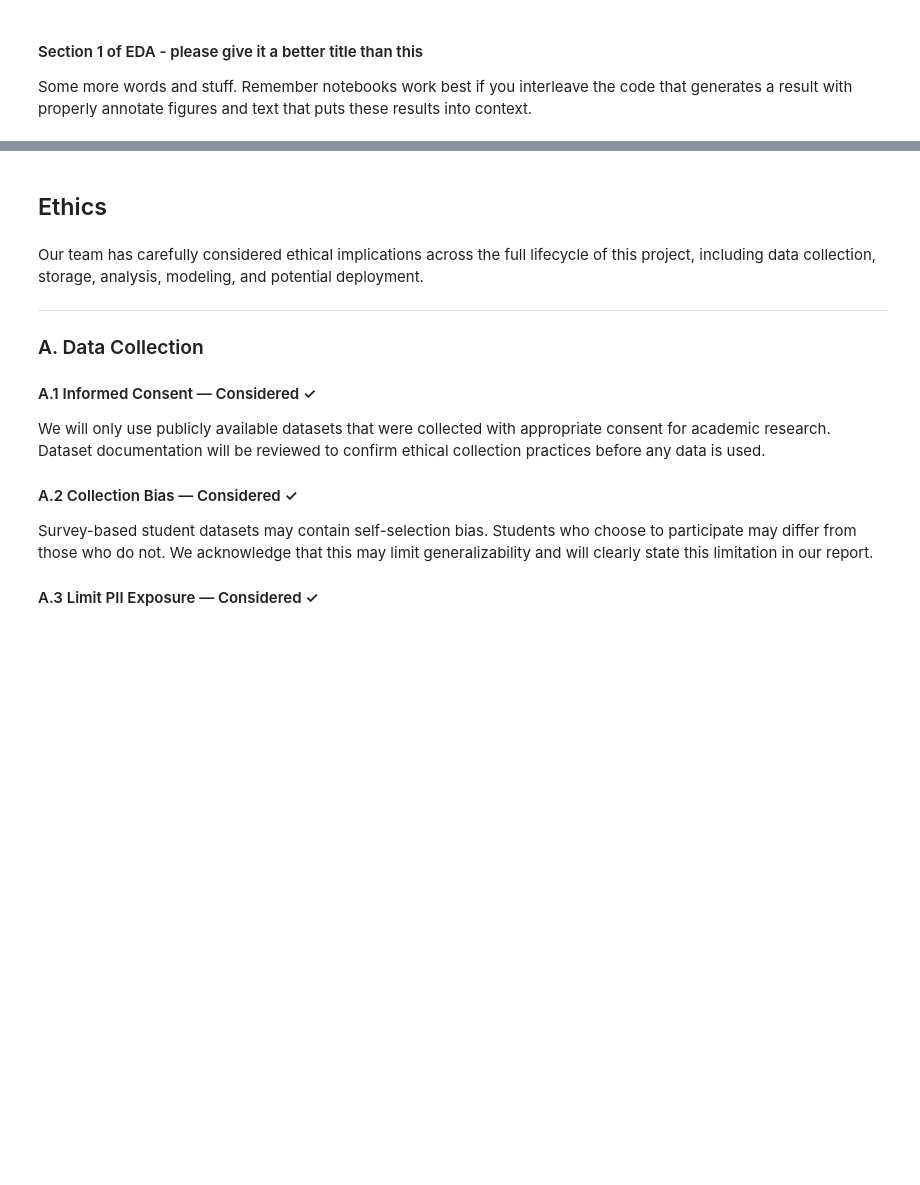
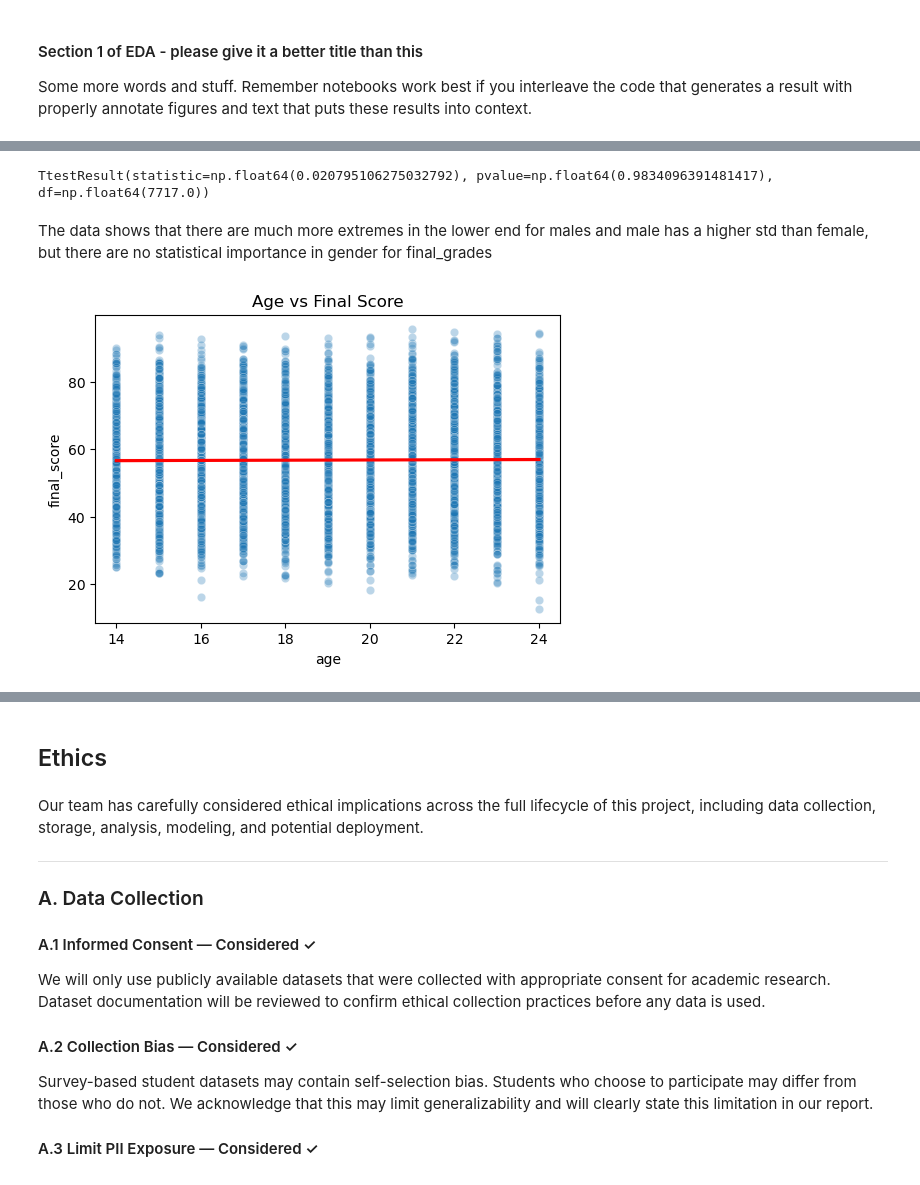
Before and after one commit to COGS108/Group016_WI26, a Jupyter notebook: 02-EDACheckpoint.ipynb, the cells around one changed output, grey strips where cells are left out. Cells and saved outputs as stored; diff of their text form; code cells hidden in the pictures; blank space fills up the shorter version.

```diff
--- a/02-EDACheckpoint.ipynb
+++ b/02-EDACheckpoint.ipynb
@@ -483,0 +607,18 @@ Some more words and stuff.  Remember notebooks work best if you interleave the c
+# %%
+# simple t-test for gender
+male_scores = df2_clean[df2_clean['gender'] == 'Male']['final_score']
+female_scores = df2_clean[df2_clean['gender'] == 'Female']['final_score']
+
+ttest_ind(male_scores, female_scores)
+# %% [output]
+TtestResult(statistic=np.float64(0.020795106275032792), pvalue=np.float64(0.9834096391481417), df=np.float64(7717.0))
+# %% [markdown]
+The data shows that there are much more extremes in the lower end for males and male has a higher std than female, but there are no statistical importance in gender for final_grades
+# %%
+plt.figure(figsize=(6,4))
+sns.scatterplot(data=df2_clean, x='age', y='final_score', alpha=0.3)
+sns.regplot(data=df2_clean, x='age', y='final_score', scatter=False, color='red')
+plt.title("Age vs Final Score")
+plt.show()
+# %% [output]
+[figure, added]
```
Also changed, not shown: parts of 30 cells of this notebook.
